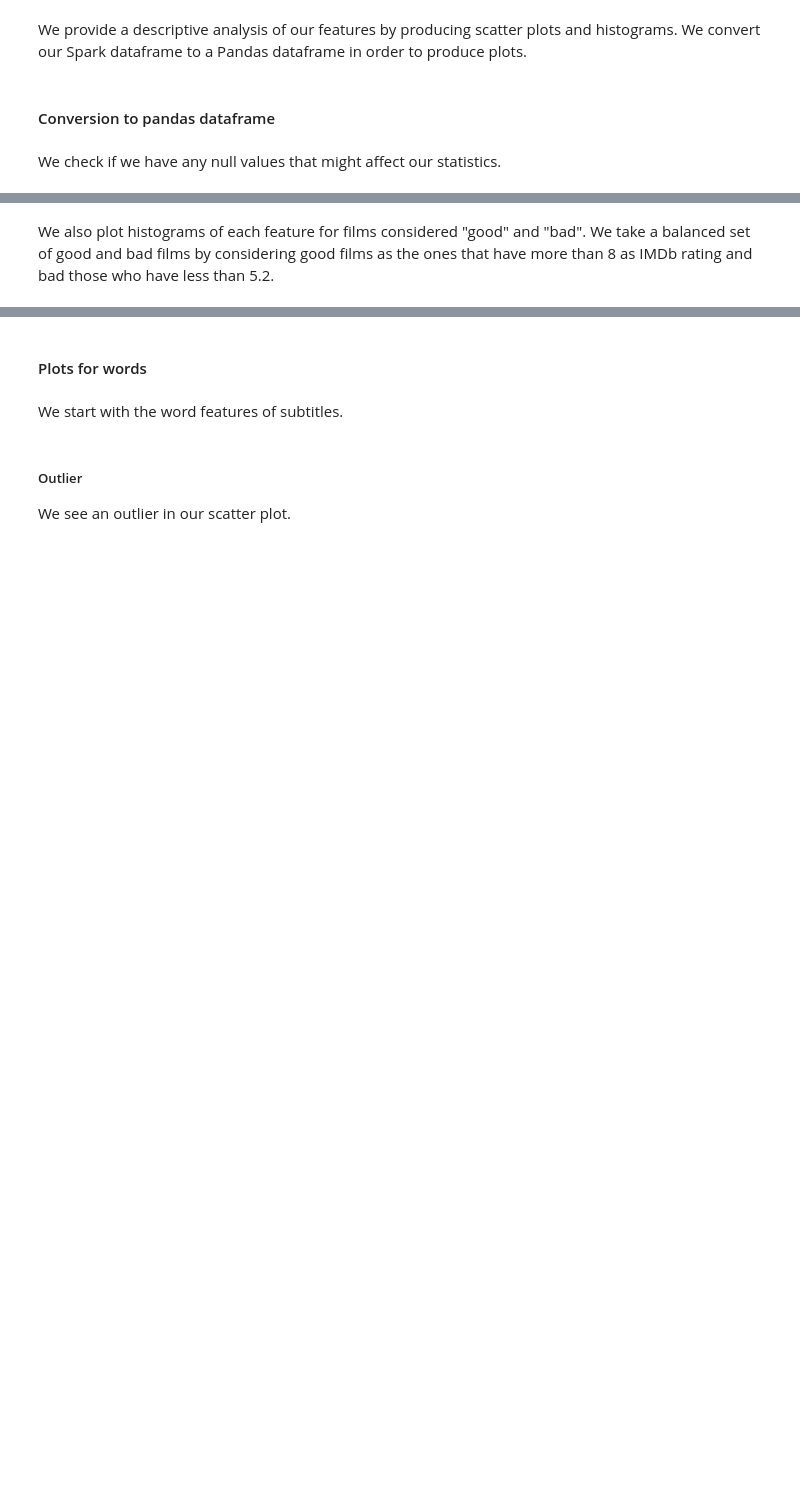
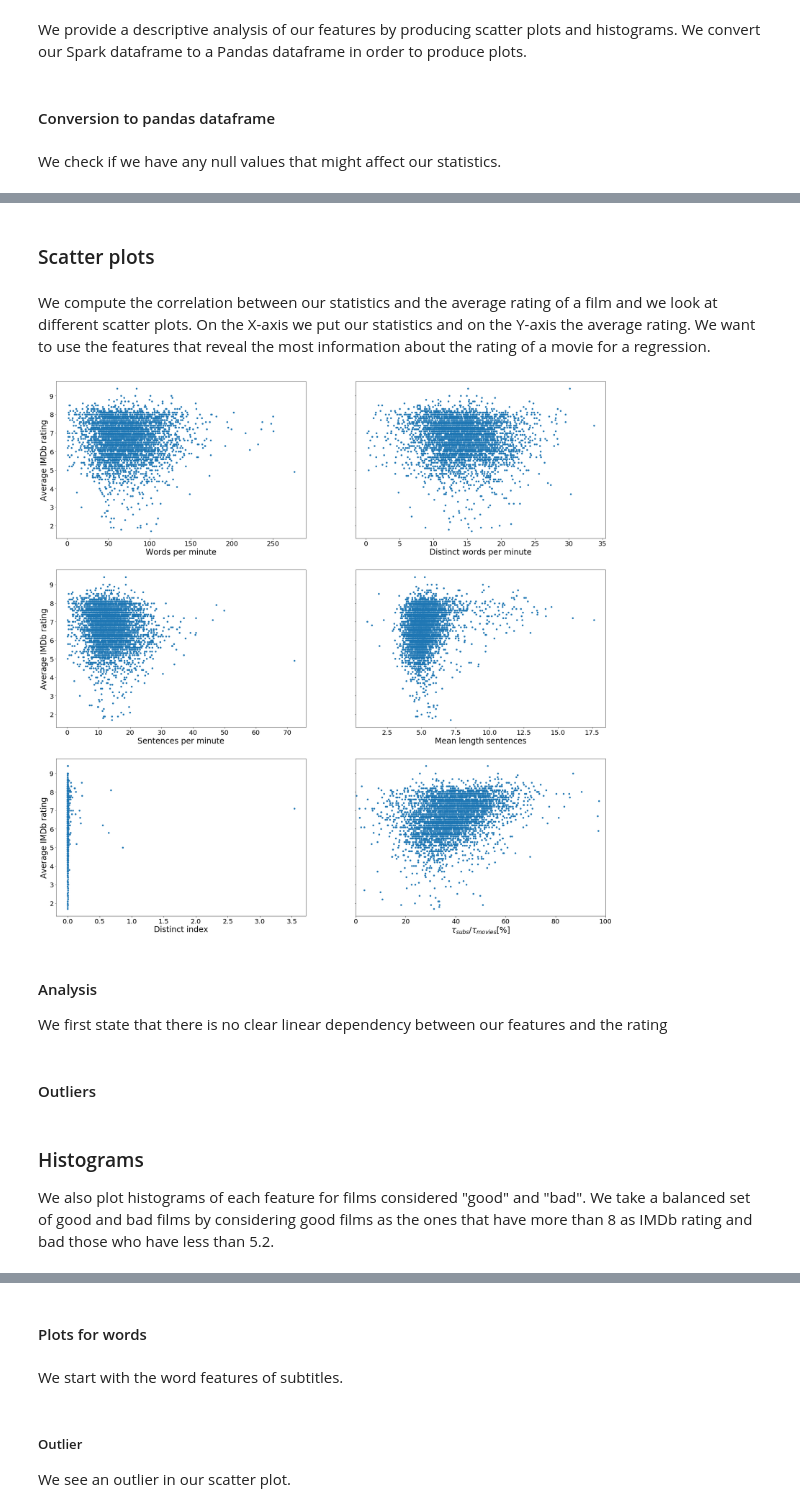
Before and after one commit to Xabitsuki/adamax, a Jupyter notebook: NotebookFinal.ipynb, the cells around one changed output, grey strips where cells are left out. Saved outputs shown, nothing was run; the diff lists cells and outputs as text; code cells hidden in the pictures; blank space fills up the shorter version.

Commit message:
add grouped plots, some comments

```diff
--- a/NotebookFinal.ipynb
+++ b/NotebookFinal.ipynb
@@ -671,4 +686,73 @@ df_words_ratings_pd = df_words_ratings_pd.dropna()
+# %% [markdown]
+### Scatter plots
+# %% [markdown]
+We compute the correlation between our statistics and the average rating of a film and we look at different scatter plots. On the X-axis we put our statistics and on the Y-axis the average rating. We want to use the features that reveal the most information about the rating of a movie for a regression.
+# %%
+fig, axes = plt.subplots(nrows=3,
+                         ncols=2,
+                         figsize=(30,30))
+
+df_words_ratings_pd.plot(kind="scatter",
+                         ax=axes[0,0],
+                         x="words_per_min",
+                         y="averageRating",
+                         fontsize=20)
+df_words_ratings_pd.plot(kind="scatter",
+                         ax=axes[0,1],
+                         sharey=True,
+                         x="distinct_words_per_min",
+                         y="averageRating",
+                         fontsize=20)
+df_words_ratings_pd.plot(kind="scatter",
+                         ax=axes[1,0],
+                         x="sentences_per_min",
+                         y="averageRating",
+                         fontsize=20)
+df_words_ratings_pd.plot(kind="scatter",
+                         ax=axes[1,1],
+                         x="mean_length_sentences",
+                         y="averageRating",
+                         fontsize=20)
+df_words_ratings_pd.plot(kind="scatter",
+                         ax=axes[2,0],
+                         x="distinct_index",
+                         y="averageRating",
+                         fontsize=20)
+df_words_ratings_pd.plot(kind="scatter",
+                         ax=axes[2,1],
+                         x="times_ratio",
+                         y="averageRating",
+                         fontsize=20)
+
+axes[0,0].set_xlabel("Words per minute",
+                     fontsize=24)
+axes[0,1].set_xlabel("Distinct words per minute",
+                     fontsize=24)
+axes[1,0].set_xlabel("Sentences per minute",
+                     fontsize=24)
+axes[1,1].set_xlabel("Mean length sentences",
+                     fontsize=24)
+axes[2,0].set_xlabel("Distinct index",
+                     fontsize=24)
+axes[2,1].set_xlabel("$\\tau_{subs}/ \\tau_{movies} [\\%]$",
+                     fontsize=24)
+
+axes[0,0].set_ylabel("Average IMDb rating",
+                     fontsize=24)
+axes[1,0].set_ylabel("Average IMDb rating",
+                     fontsize=24)
+axes[2,0].set_ylabel("Average IMDb rating",
+                     fontsize=24)
+axes[2,1].set_xlim(0,100);
+# %% [output]
+[figure, added]
+# %% [markdown]
+#### Analysis
+We first state that there is no clear linear dependency between our features and the rating
+# %% [markdown]
+#### Outliers
 # %% [markdown]
+### Histograms
 We also plot histograms of each feature for films considered "good" and "bad". We take a balanced set of good and bad films by considering good films as the ones that have more than 8 as IMDb rating and bad those who have less than 5.2.
 # %%
 bad_movies = df_words_ratings_pd[df_words_ratings_pd.averageRating <= 5.2]
```
Also changed, not shown: parts of 14 cells of this notebook.
